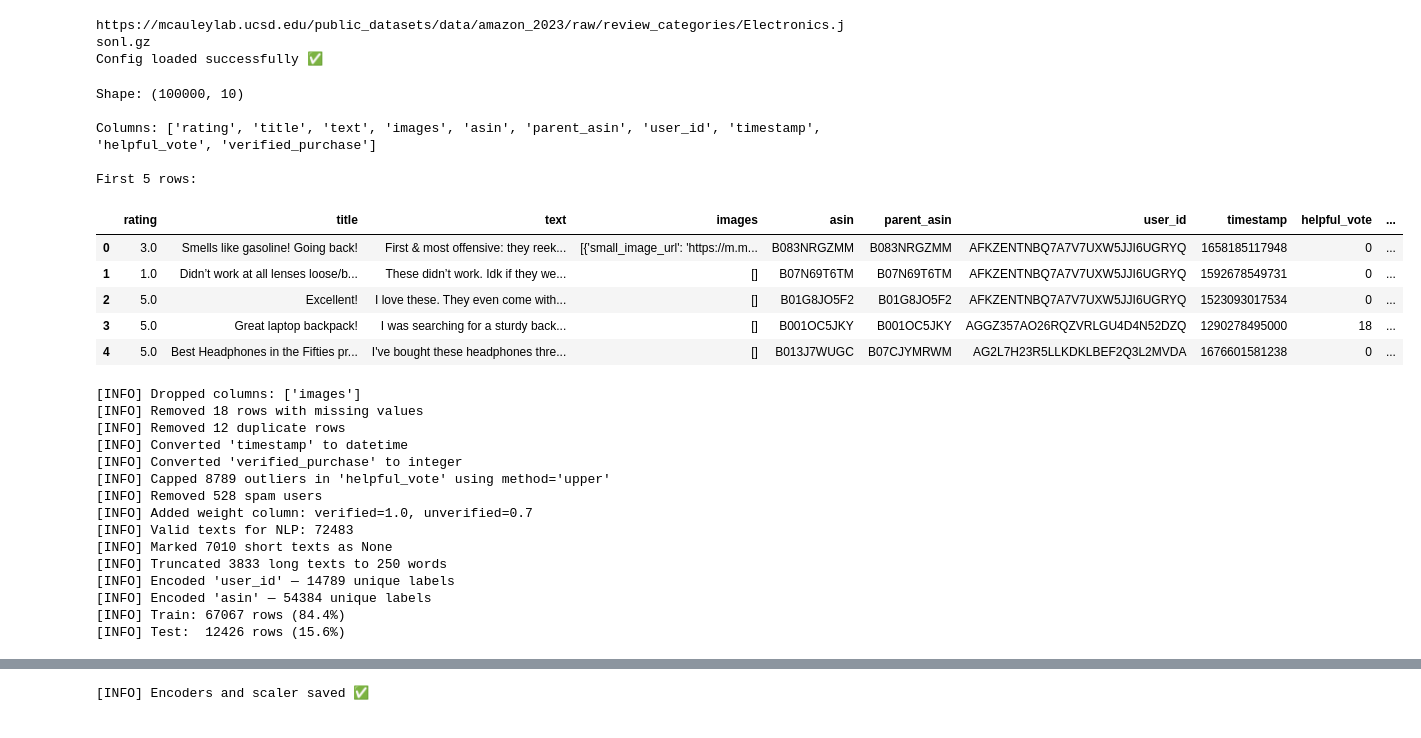
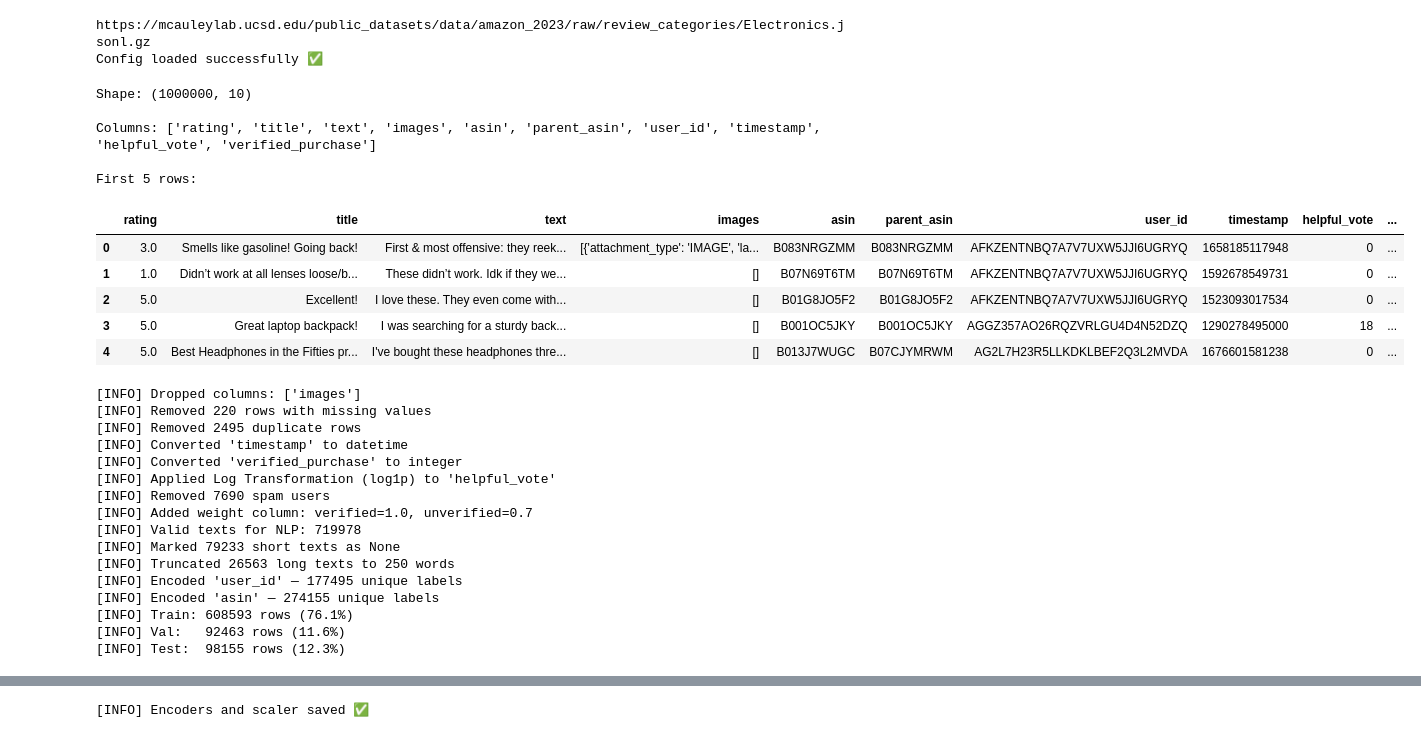
Before and after one commit to HossamAhmed119/Personalized-Recommendation-System-with-Feedback-Loop, a Jupyter notebook: notebooks/02_preprocessing.ipynb, the cells around one changed output, grey strips where cells are left out. Cells and saved outputs as stored; diff of their text form; code cells hidden in the pictures.

```diff
--- a/notebooks/02_preprocessing.ipynb
+++ b/notebooks/02_preprocessing.ipynb
@@ -22,21 +22,21 @@ Config loaded successfully ✅
 # %%
 # Load ratings data
 raw_path = config['paths']['raw_data']
 
-df_ratings = pd.read_csv(raw_path + "Electronics_ratings.csv")
+df_ratings = pd.read_parquet(raw_path + "Electronics_ratings.parquet")
 
 print(f"Shape: {df_ratings.shape}")
 print(f"\nColumns: {df_ratings.columns.tolist()}")
 print(f"\nFirst 5 rows:")
 df_ratings.head()
 # %% [output]
-Shape: (100000, 10)
+Shape: (1000000, 10)
 
 Columns: ['rating', 'title', 'text', 'images', 'asin', 'parent_asin', 'user_id', 'timestamp', 'helpful_vote', 'verified_purchase']
 
 First 5 rows:
 |  | rating | title | text | images | asin | parent_asin | user_id | timestamp | helpful_vote | ... |
-| 0 | 3.0 | Smells like gasoline! Going back! | First & most offensive: they reek... | [{'small_image_url': 'https://m.m... | B083NRGZMM | B083NRGZMM | AFKZENTNBQ7A7V7UXW5JJI6UGRYQ | 1658185117948 | 0 | ... |
+| 0 | 3.0 | Smells like gasoline! Going back! | First & most offensive: they reek... | [{'attachment_type': 'IMAGE', 'la... | B083NRGZMM | B083NRGZMM | AFKZENTNBQ7A7V7UXW5JJI6UGRYQ | 1658185117948 | 0 | ... |
 | 1 | 1.0 | Didn’t work at all lenses loose/b... | These didn’t work. Idk if they we... | [] | B07N69T6TM | B07N69T6TM | AFKZENTNBQ7A7V7UXW5JJI6UGRYQ | 1592678549731 | 0 | ... |
 | 2 | 5.0 | Excellent! | I love these. They even come with... | [] | B01G8JO5F2 | B01G8JO5F2 | AFKZENTNBQ7A7V7UXW5JJI6UGRYQ | 1523093017534 | 0 | ... |
 | 3 | 5.0 | Great laptop backpack! | I was searching for a sturdy back... | [] | B001OC5JKY | B001OC5JKY | AGGZ357AO26RQZVRLGU4D4N52DZQ | 1290278495000 | 18 | ... |
@@ -49,30 +49,36 @@ df_ratings = remove_missing_values(df_ratings, prep_config['missing_values']['su
 df_ratings = remove_duplicates(df_ratings)
 df_ratings = convert_timestamp(df_ratings)
 df_ratings = convert_to_integer(df_ratings, prep_config['convert_to_integer']['columns'])
-df_ratings = handle_outliers(df_ratings, prep_config['outliers']['columns'], prep_config['outliers']['method'])
+df_ratings = handle_outliers(df_ratings, prep_config['outliers']['columns'])
 df_ratings = detect_spam(df_ratings, prep_config['spam_detection']['max_reviews_per_day'], prep_config['spam_detection']['min_time_gap'])
 df_ratings = add_review_weight(df_ratings)
 df_ratings = filter_text(df_ratings,column='text',
                          min_words = prep_config['text_filter']['min_words'],
                          max_words = prep_config['text_filter']['max_words'])
 df_ratings, encoders = encode_labels(df_ratings, prep_config['encode']['columns'])
-train_df, test_df = time_based_split(df_ratings, "timestamp", prep_config['split']['test_year'])
+train_df, val_df, test_df = time_based_split(
+    df_ratings,
+    column="timestamp",
+    val_year=prep_config['split']['val_year'],
+    test_year=prep_config['split']['test_year']
+)
 # %% [output]
 [INFO] Dropped columns: ['images']
-[INFO] Removed 18 rows with missing values
-[INFO] Removed 12 duplicate rows
+[INFO] Removed 220 rows with missing values
+[INFO] Removed 2495 duplicate rows
 [INFO] Converted 'timestamp' to datetime
 [INFO] Converted 'verified_purchase' to integer
-[INFO] Capped 8789 outliers in 'helpful_vote' using method='upper'
-[INFO] Removed 528 spam users
+[INFO] Applied Log Transformation (log1p) to 'helpful_vote'
+[INFO] Removed 7690 spam users
 [INFO] Added weight column: verified=1.0, unverified=0.7
-[INFO] Valid texts for NLP: 72483
-[INFO] Marked 7010 short texts as None
-[INFO] Truncated 3833 long texts to 250 words
-[INFO] Encoded 'user_id' — 14789 unique labels
-[INFO] Encoded 'asin' — 54384 unique labels
-[INFO] Train: 67067 rows (84.4%)
-[INFO] Test:  12426 rows (15.6%)
+[INFO] Valid texts for NLP: 719978
+[INFO] Marked 79233 short texts as None
+[INFO] Truncated 26563 long texts to 250 words
+[INFO] Encoded 'user_id' — 177495 unique labels
+[INFO] Encoded 'asin' — 274155 unique labels
+[INFO] Train: 608593 rows (76.1%)
+[INFO] Val:   92463 rows (11.6%)
+[INFO] Test:  98155 rows (12.3%)
 # %%
 train_df = add_user_segment(train_df)
 train_df = add_features(train_df)
```
Also changed, not shown: parts of 5 cells of this notebook, 19 other files.
